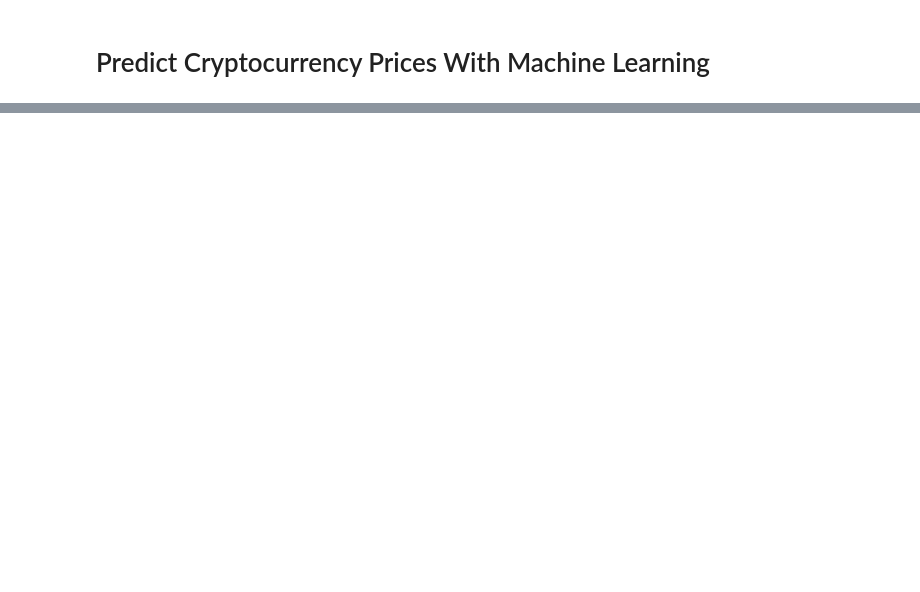
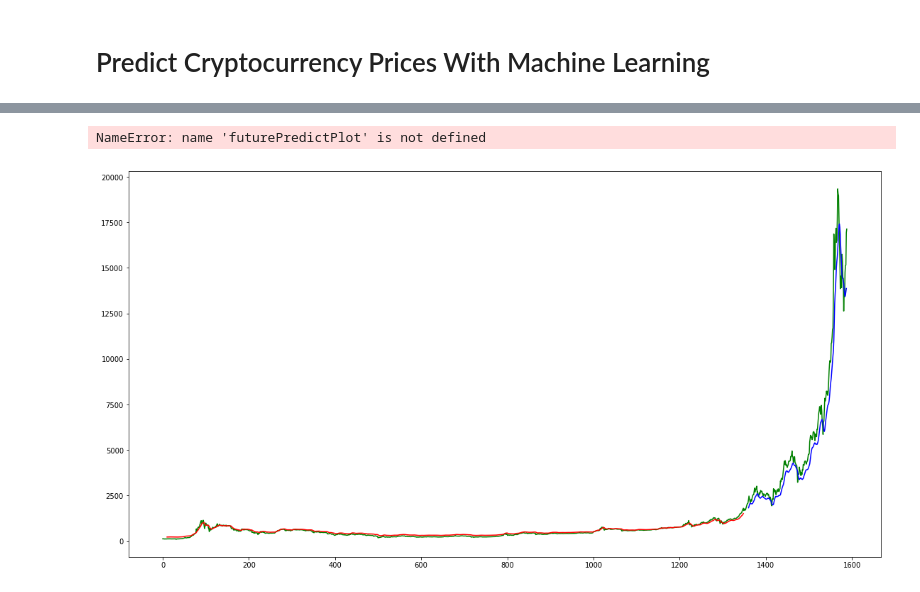
Before and after one commit to anmol77/Predict-Cryptocurrency-Price-With-Machine-Learning, a Jupyter notebook: main.ipynb, the cells around one changed output, grey strips where cells are left out. Saved outputs shown, nothing was run; the diff lists cells and outputs as text; code cells hidden in the pictures; blank space fills up the shorter version.

```diff
--- a/main.ipynb
+++ b/main.ipynb
@@ -23,0 +104,38 @@ plt.show()
+# %%
+train_predict = model.predict(x_train)
+test_predict = model.predict(x_test)
+
+train_predict_unnorm = scaler.inverse_transform(train_predict)
+test_predict_unnorm = scaler.inverse_transform(test_predict)
+
+# CREATING SIMILAR DATASET TO PLOT TRAINING PREDICTIONS
+trainPredictPlot = np.empty_like(currency_close_price)
+trainPredictPlot[:, :] = np.nan
+trainPredictPlot[look_back:len(train_predict_unnorm)+look_back, :] = train_predict_unnorm
+
+# CREATING SIMILAR DATASSET TO PLOT TEST PREDICTIONS
+testPredictPlot = np.empty_like(currency_close_price)
+testPredictPlot[:, :] = np.nan
+testPredictPlot[len(train_predict_unnorm)+(look_back*2)+1:len(currency_close_price)-1, :] = test_predict_unnorm
+
+#futurePredictPlot = np.empty_like(currency_close_price)
+#futurePredictPlot[:, :] = np.nan
+#futurePredictPlot = np.append(futurePredictPlot, predict_days_forward(10))
+
+plt.figure(figsize=(19, 10))
+plt.plot(currency_close_price, 'g', label = 'original dataset')
+plt.plot(trainPredictPlot, 'r', label = 'training set')
+plt.plot(testPredictPlot, 'b', label = 'predicted price/test set')
+plt.plot(futurePredictPlot, 'y', label = 'future price')
+plt.legend(loc = 'upper left')
+plt.xlabel('Time in Days')
+plt.ylabel('Price')
+
+plt.title("%s price %s - % s" % (currency,
+                                 utilities.get_date_from_current(offset=len(currency_close_price)),
+                                 utilities.get_date_from_current()))
+
+plt.show()
+# %% [output]
+NameError: name 'futurePredictPlot' is not defined
+[figure, added]
```
Also changed, not shown: parts of 8 cells of this notebook, 2 other files.
